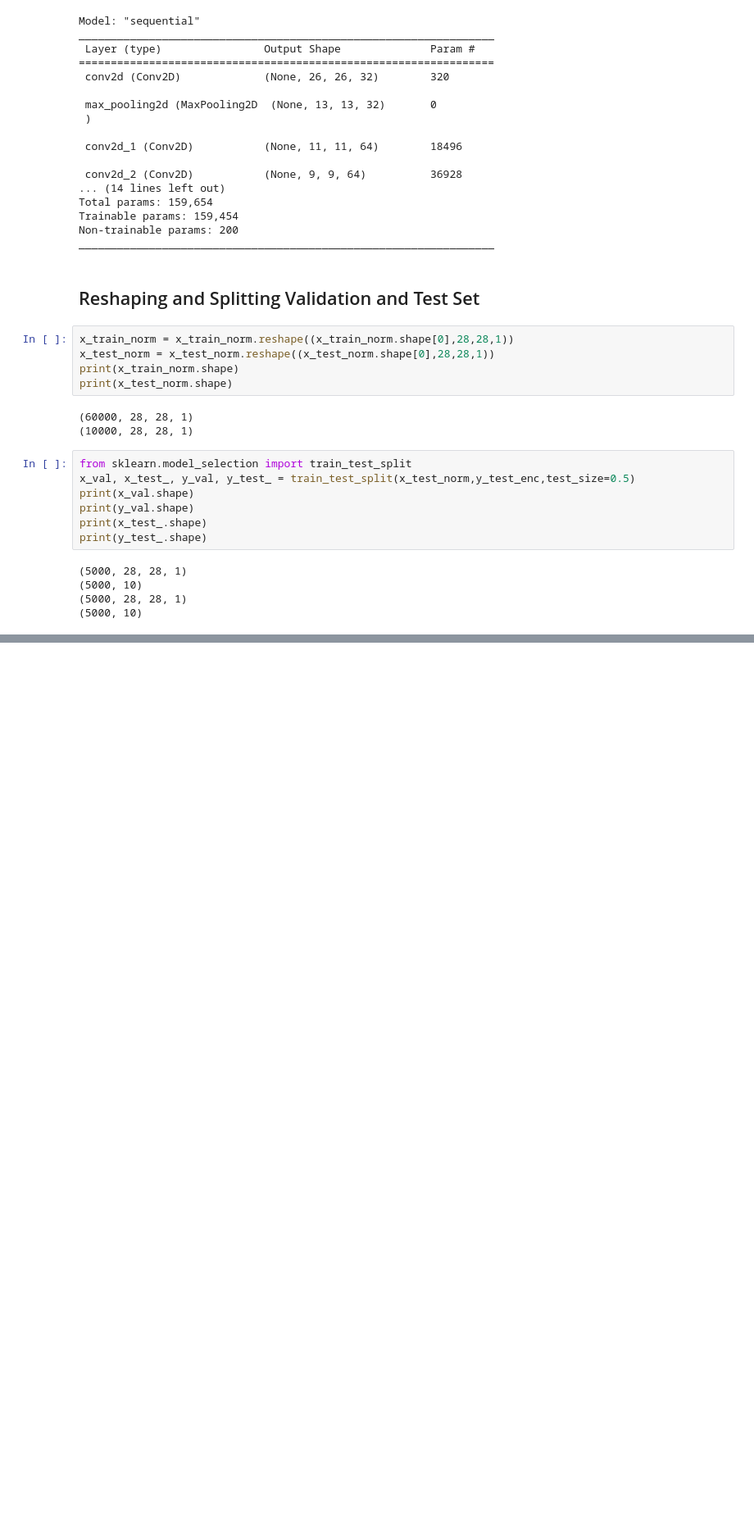
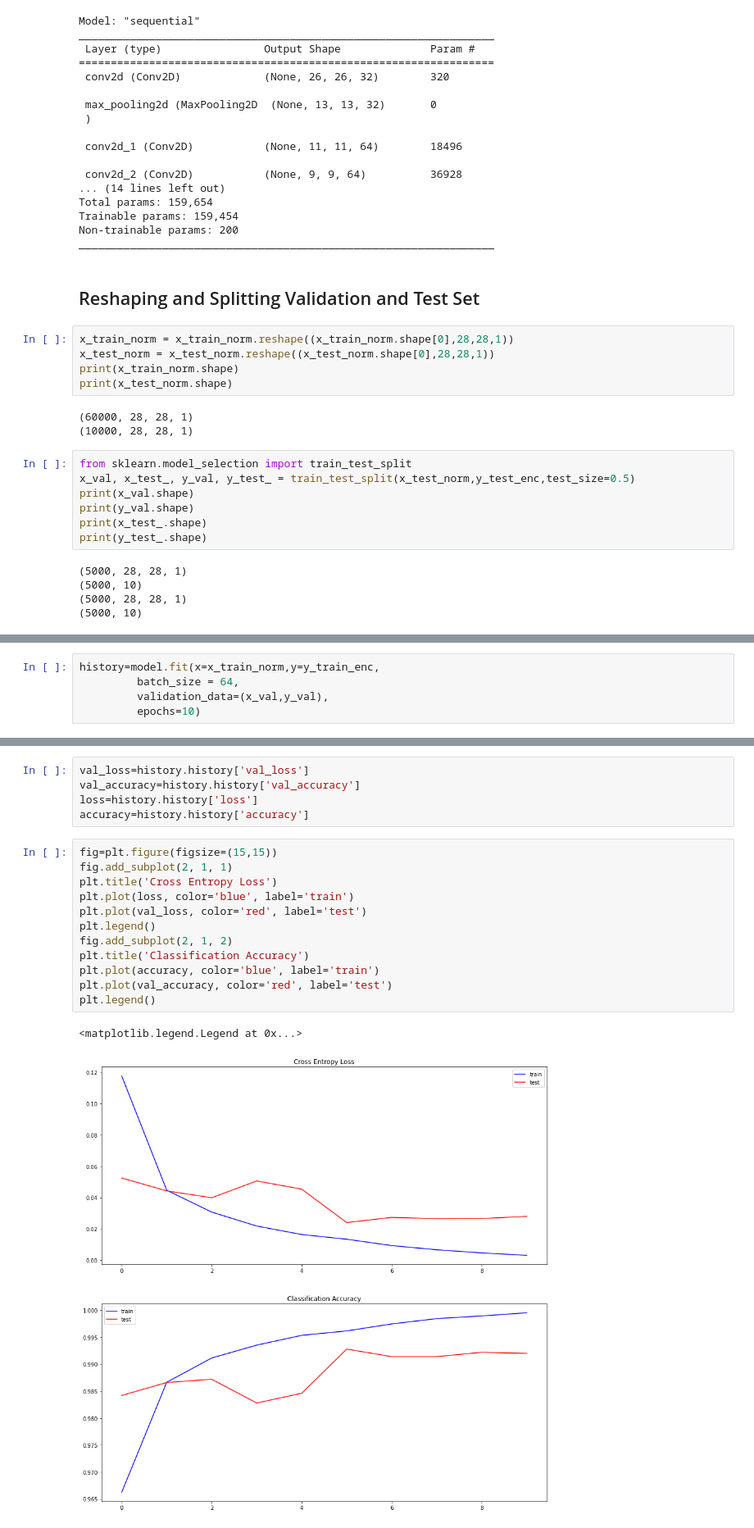
Before and after one commit to Prakashdeveloper03/Handwritten-Digit-Recognizer, a Jupyter notebook: notebooks/Handwritten Digit Recognition.ipynb, the cells around one changed output, grey strips where cells are left out. Shown at 82% size. Drawn from its saved outputs; the diff is of its cells as text; blank space fills up the shorter version.

Commit message:
Updated notebook & Added models folder

```diff
--- a/notebooks/Handwritten Digit Recognition.ipynb
+++ b/notebooks/Handwritten Digit Recognition.ipynb
@@ -106,0 +109,5 @@ print(y_test_.shape)
+# %%
+history=model.fit(x=x_train_norm,y=y_train_enc,
+         batch_size = 64,
+         validation_data=(x_val,y_val),
+         epochs=10)
@@ -106,0 +135,20 @@ print(y_test_.shape)
+# %%
+val_loss=history.history['val_loss']
+val_accuracy=history.history['val_accuracy']
+loss=history.history['loss']
+accuracy=history.history['accuracy']
+# %%
+fig=plt.figure(figsize=(15,15))
+fig.add_subplot(2, 1, 1)
+plt.title('Cross Entropy Loss')
+plt.plot(loss, color='blue', label='train')
+plt.plot(val_loss, color='red', label='test')
+plt.legend()
+fig.add_subplot(2, 1, 2)
+plt.title('Classification Accuracy')
+plt.plot(accuracy, color='blue', label='train')
+plt.plot(val_accuracy, color='red', label='test')
+plt.legend()
+# %% [output]
+<matplotlib.legend.Legend at 0x...>
+[figure, added]
```
Also changed, not shown: parts of 6 cells of this notebook, 1 other file.
